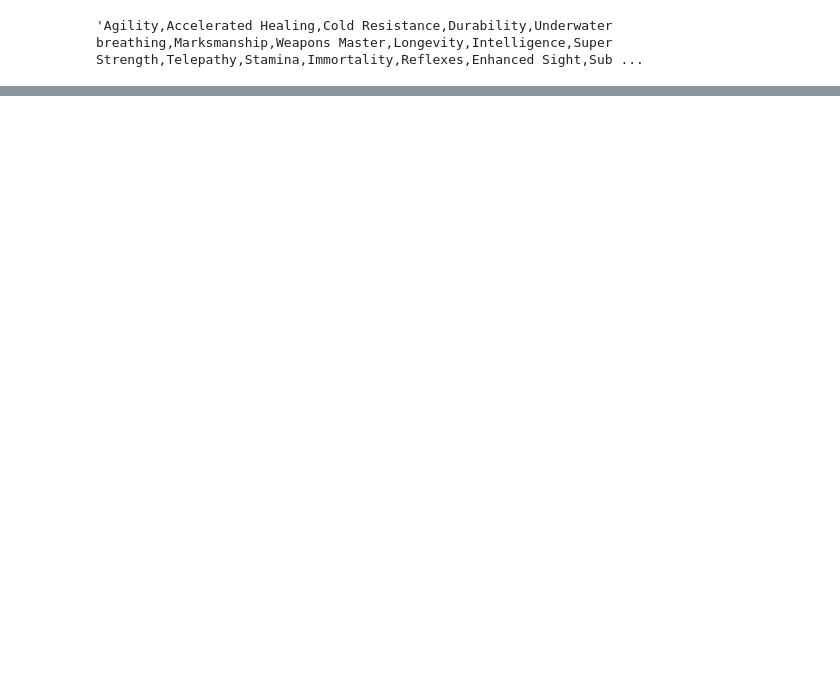
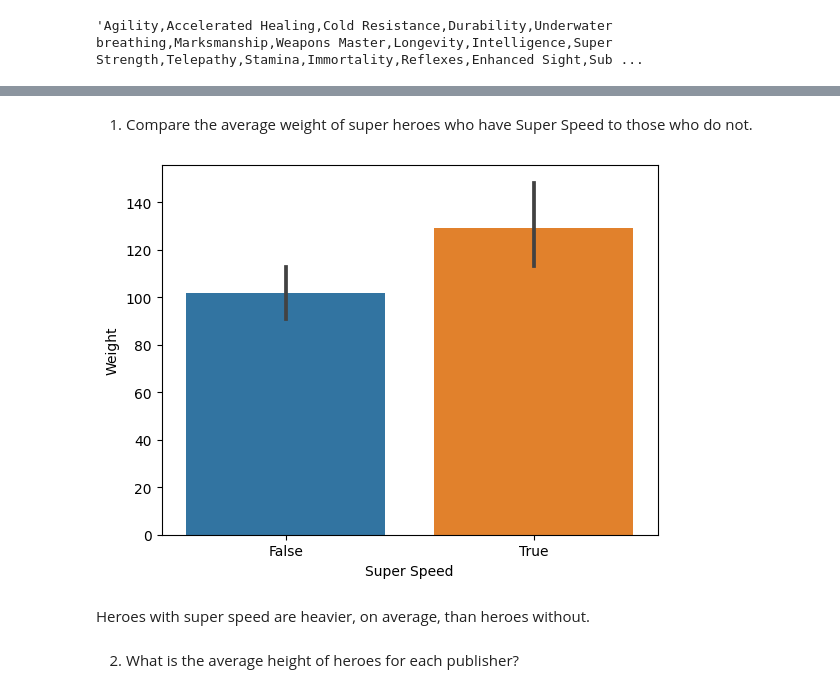
Before and after one commit to arechigajd/apply-advanced-transformations, a Jupyter notebook: apply advanced transformations.ipynb, the cells around one changed output, grey strips where cells are left out. Cells and saved outputs as stored; diff of their text form; code cells hidden in the pictures; blank space fills up the shorter version.

```diff
--- a/apply advanced transformations.ipynb
+++ b/apply advanced transformations.ipynb
@@ -227,0 +306,2 @@ sp.loc[2, 'Powers']
+# %%
+exploded = sp.explode('powers_split')
@@ -227,0 +324,3 @@ sp.loc[2, 'Powers']
+# %%
+cols_to_make = exploded['powers_split'].dropna().unique()
+cols_to_make
@@ -227,0 +345,4 @@ sp.loc[2, 'Powers']
+# %%
+for col in cols_to_make:
+    sp[col] = sp['Powers'].str.contains(col)
+sp.head()
@@ -227,0 +357,3 @@ sp.loc[2, 'Powers']
+# %%
+merged = pd.merge(si, sp, left_on = 'Hero', right_on = 'hero_names')
+merged.head()
@@ -227,0 +368,10 @@ sp.loc[2, 'Powers']
+# %% [markdown]
+1. Compare the average weight of super heroes who have Super Speed to those who do not.
+# %%
+sns.barplot(data = merged, x = 'Super Speed', y = 'Weight');
+# %% [output]
+[figure, added]
+# %% [markdown]
+Heroes with super speed are heavier, on average, than heroes without.
+# %% [markdown]
+2. What is the average height of heroes for each publisher?
```
Also changed, not shown: parts of 14 cells of this notebook.
